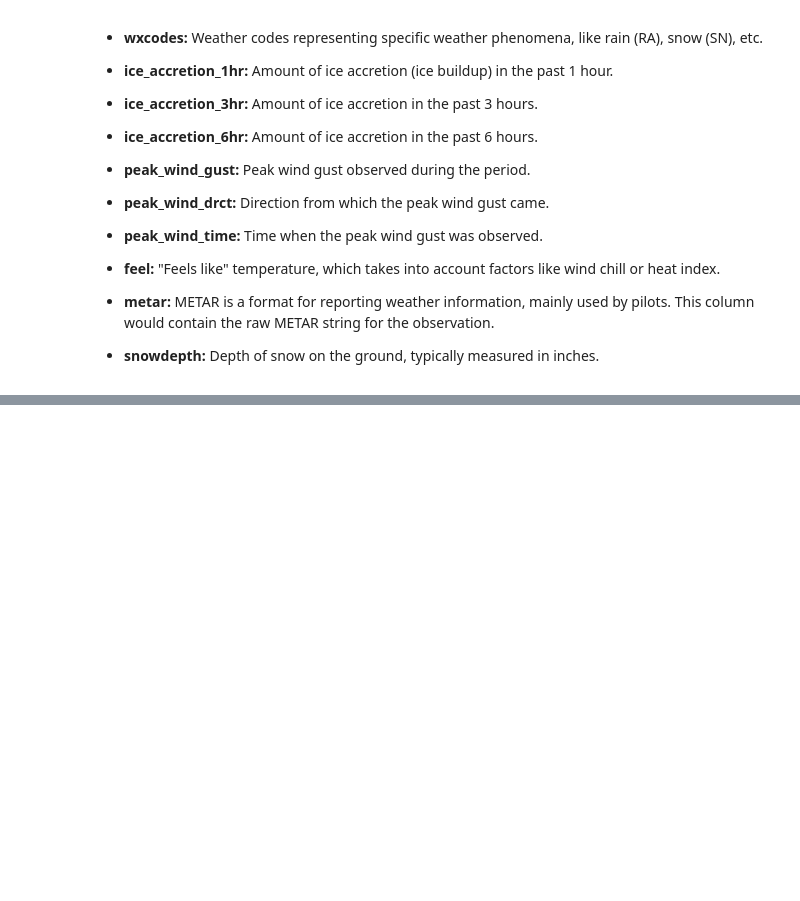
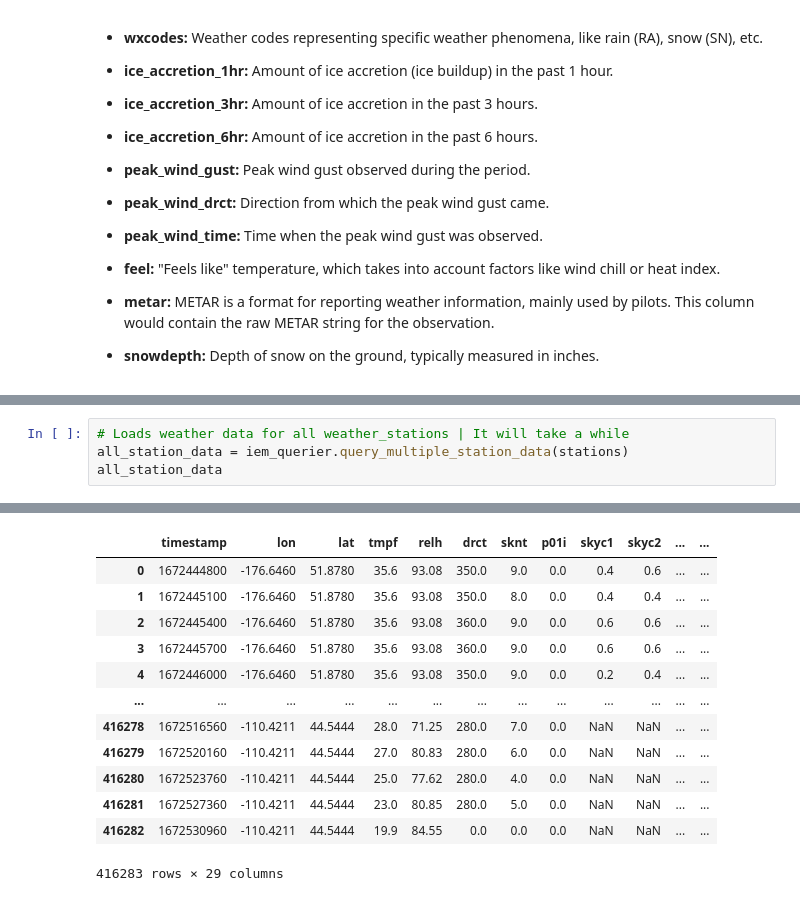
Before and after one commit to Flight-Path-Analysis/FlightPathAnalysis, a Jupyter notebook: tutorials/Usage Of IEM_Query Module.ipynb, the cells around one changed output, grey strips where cells are left out. Drawn from its saved outputs; the diff is of its cells as text; blank space fills up the shorter version.

```diff
--- a/tutorials/Usage Of IEM_Query Module.ipynb
+++ b/tutorials/Usage Of IEM_Query Module.ipynb
@@ -163 +180,6 @@ station_data
 330 rows × 29 columns
+# %%
+# Loads weather data for all weather_stations | It will take a while
+all_station_data = iem_querier.query_multiple_station_data(stations)
+all_station_data
+# %% [output]
@@ -163,0 +187,13 @@ station_data
+|  | timestamp | lon | lat | tmpf | relh | drct | sknt | p01i | skyc1 | skyc2 | ... | ... |
+| 0 | 1672444800 | -176.6460 | 51.8780 | 35.6 | 93.08 | 350.0 | 9.0 | 0.0 | 0.4 | 0.6 | ... | ... |
+| 1 | 1672445100 | -176.6460 | 51.8780 | 35.6 | 93.08 | 350.0 | 8.0 | 0.0 | 0.4 | 0.4 | ... | ... |
+| 2 | 1672445400 | -176.6460 | 51.8780 | 35.6 | 93.08 | 360.0 | 9.0 | 0.0 | 0.6 | 0.6 | ... | ... |
+| 3 | 1672445700 | -176.6460 | 51.8780 | 35.6 | 93.08 | 360.0 | 9.0 | 0.0 | 0.6 | 0.6 | ... | ... |
+| 4 | 1672446000 | -176.6460 | 51.8780 | 35.6 | 93.08 | 350.0 | 9.0 | 0.0 | 0.2 | 0.4 | ... | ... |
+| ... | ... | ... | ... | ... | ... | ... | ... | ... | ... | ... | ... | ... |
+| 416278 | 1672516560 | -110.4211 | 44.5444 | 28.0 | 71.25 | 280.0 | 7.0 | 0.0 | NaN | NaN | ... | ... |
+| 416279 | 1672520160 | -110.4211 | 44.5444 | 27.0 | 80.83 | 280.0 | 6.0 | 0.0 | NaN | NaN | ... | ... |
+| 416280 | 1672523760 | -110.4211 | 44.5444 | 25.0 | 77.62 | 280.0 | 4.0 | 0.0 | NaN | NaN | ... | ... |
+| 416281 | 1672527360 | -110.4211 | 44.5444 | 23.0 | 80.85 | 280.0 | 5.0 | 0.0 | NaN | NaN | ... | ... |
+| 416282 | 1672530960 | -110.4211 | 44.5444 | 19.9 | 84.55 | 0.0 | 0.0 | 0.0 | NaN | NaN | ... | ... |
+416283 rows × 29 columns
```
Also changed, not shown: parts of 4 cells of this notebook, 16 other files.
